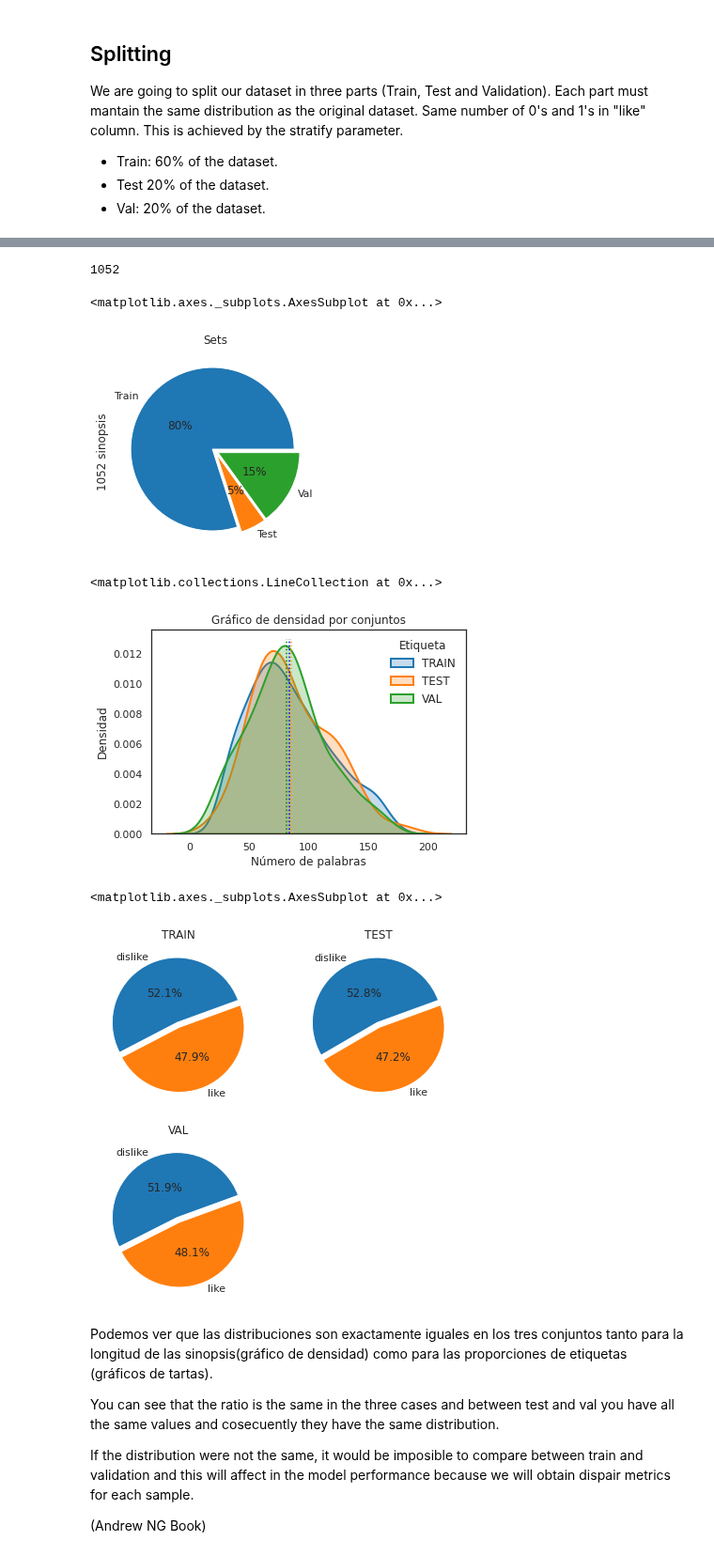
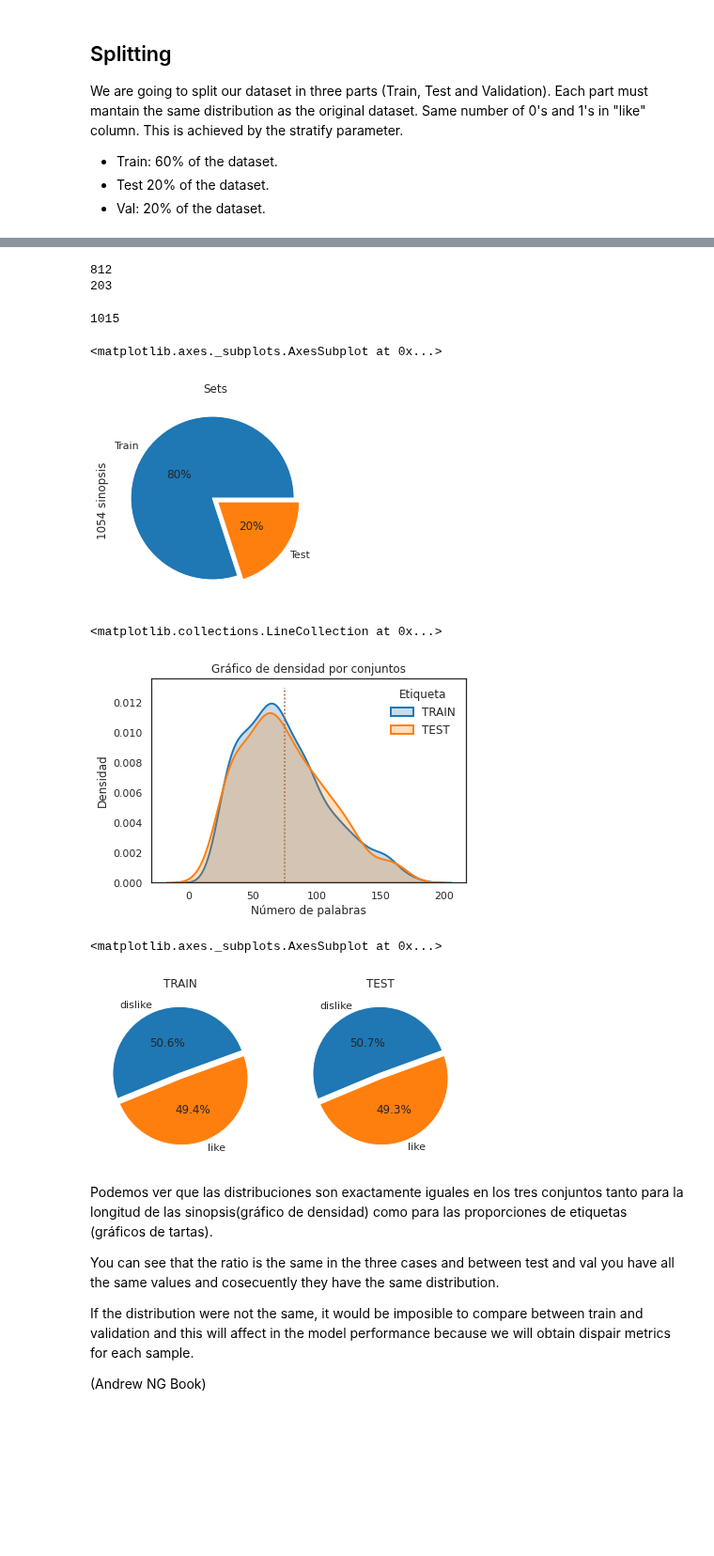
Before and after one commit to Jaimemorillo/ShouldIwatchThisMovie, a Jupyter notebook: memoria_data_antes.ipynb, the cells around one changed output, grey strips where cells are left out. Shown at 94% size. Drawn from its saved outputs; the diff is of its cells as text; code cells hidden in the pictures; blank space fills up the shorter version.

```diff
--- a/memoria_data_antes.ipynb
+++ b/memoria_data_antes.ipynb
@@ -35,5 +35,5 @@ import warnings
 warnings.filterwarnings('ignore')
 # %%
 dataover = pd.read_csv("gdrive/My Drive/TFG/tmdb_spanish_def.csv", sep='#',encoding='utf-8', lineterminator='\n')
-taste = pd.read_csv("gdrive/My Drive/TFG/tmdb_spanish_Jaime_def.csv", sep='#', encoding='utf-8')
+taste = pd.read_csv("gdrive/My Drive/TFG/tmdb_spanish_Jaime_def_2.csv", sep='#', encoding='utf-8')
 # %%
@@ -262,6 +248,6 @@ from sklearn.model_selection import train_test_split
 X = data.drop(columns=['like'])
 y = data['like']
 # %%
-X_train, X_test, y_train, y_test = train_test_split(X, y, test_size=0.05, stratify=y, random_state=1)
+X_train, X_test, y_train, y_test = train_test_split(X, y, test_size=0.2, stratify=y, random_state=1996)
 
-X_train, X_val, y_train, y_val = train_test_split(X_train, y_train, test_size=15/95, stratify=y_train, random_state=1)
+#X_train, X_val, y_train, y_val = train_test_split(X_train, y_train, test_size=10/90, stratify=y_train, random_state=1996)
@@ -284,20 +254,27 @@ X_train
+# %%
+print(len(X_train))
+#print(len(X_val))
+print(len(X_test))
+# %% [output]
+812
+203
 # %%
 my_dict = {
     'Train': len(X_train),
-    'Test': len(X_test),
-    'Val': len(X_val)
+    'Test': len(X_test)#,
+    #'Val': len(X_val)
     }
 s_shape = pd.Series(data=my_dict)
 s_shape.sum()
 # %% [output]
-1052
+1015
 # %%
-s_shape.plot(kind='pie', autopct="%.f%%", pctdistance=0.5, explode=[0.04]*3,
+s_shape.plot(kind='pie', autopct="%.f%%", pctdistance=0.5, explode=[0.04]*2,
              title='Sets', figsize=(4,4),
-             ylabel='1052 sinopsis', startangle=0)
+             ylabel='1054 sinopsis', startangle=0)
 # %% [output]
 <matplotlib.axes._subplots.AxesSubplot at 0x...>
-[figure, old version]
+[figure, new version]
 # %%
 # Draw the density plot general
 sns.distplot(X_train['n_words'], hist = False, kde = True,
@@ -308,9 +285,9 @@ sns.distplot(X_test['n_words'], hist = False, kde = True,
              kde_kws = {'linewidth': 2, 'shade': True},
              label = 'TEST')
 
-sns.distplot(X_val['n_words'], hist = False, kde = True,
-             kde_kws = {'linewidth': 2, 'shade': True},
-             label = 'VAL')
+#sns.distplot(X_val['n_words'], hist = False, kde = True,
+#             kde_kws = {'linewidth': 2, 'shade': True},
+#             label = 'VAL')
 
 # Plot formatting
 plt.legend(prop={'size': 12}, title = 'Etiqueta')
@@ -322,35 +299,34 @@ mean = X_train.n_words.mean()
 plt.vlines(mean, 0, 0.013, color='blue', ls=':')
 mean = X_test.n_words.mean()
 plt.vlines(mean, 0, 0.013, color='orange', ls=':')
-mean = X_val.n_words.mean()
-plt.vlines(mean, 0, 0.013, color='green', ls=':')
+#mean = X_val.n_words.mean()
+#plt.vlines(mean, 0, 0.013, color='green', ls=':')
 # %% [output]
 <matplotlib.collections.LineCollection at 0x...>
-[figure, old version]
+[figure, new version]
 # %%
-fig, axs = plt.subplots(nrows=2, ncols=2)
-axs[1,1].set_visible(False)
+fig, axs = plt.subplots(nrows=1, ncols=2)
 
 y_train.value_counts().plot(kind='pie', autopct="%.1f%%",
                             pctdistance=0.5, explode=[0.04]*2,
                             labels=['dislike', 'like'],
                             title='TRAIN', figsize=(7,7),
-                            ylabel='', ax=axs[0,0], startangle=20)
+                            ylabel='', ax=axs[0], startangle=20)
 
 y_test.value_counts().plot(kind='pie', autopct="%.1f%%",
                             pctdistance=0.5, explode=[0.04]*2,
                             labels=['dislike', 'like'],
                             title='TEST',
-                            ylabel='', ax=axs[0,1], startangle=20)
+                            ylabel='', ax=axs[1], startangle=20)
 
-y_val.value_counts().plot(kind='pie', autopct="%.1f%%",
-                            pctdistance=0.5, explode=[0.04]*2,
-                            labels=['dislike', 'like'],
-                            title='VAL',
-                            ylabel='', ax=axs[1,0], startangle=20)
+#y_val.value_counts().plot(kind='pie', autopct="%.1f%%",
+#                            pctdistance=0.5, explode=[0.04]*2,
+#                            labels=['dislike', 'like'],
+#                            title='VAL',
+#                            ylabel='', ax=axs[1,0], startangle=20)
 # %% [output]
 <matplotlib.axes._subplots.AxesSubplot at 0x...>
-[figure, old version]
+[figure, new version]
 # %% [markdown]
 Podemos ver que las distribuciones son exactamente iguales en los tres conjuntos tanto para la longitud de las sinopsis(gráfico de densidad) como para las proporciones de etiquetas (gráficos de tartas).
 
```
Also changed, not shown: parts of 16 cells of this notebook.
